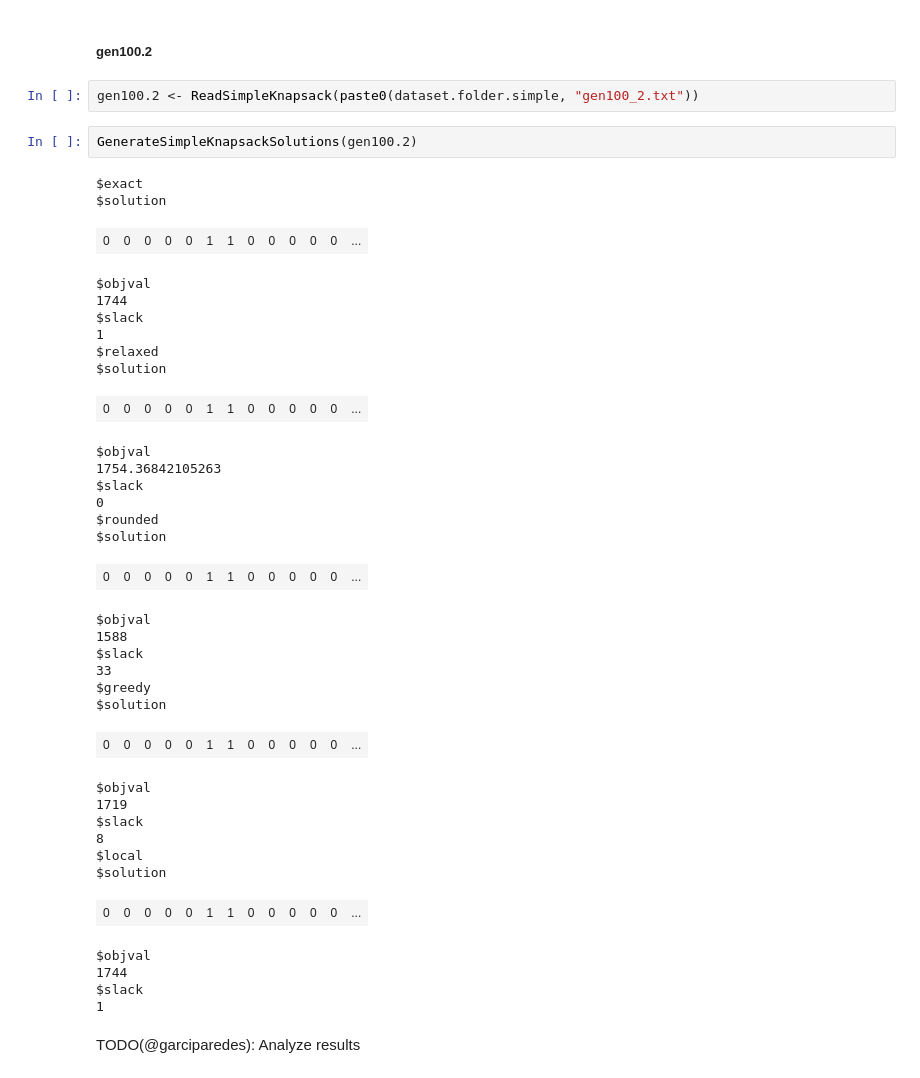
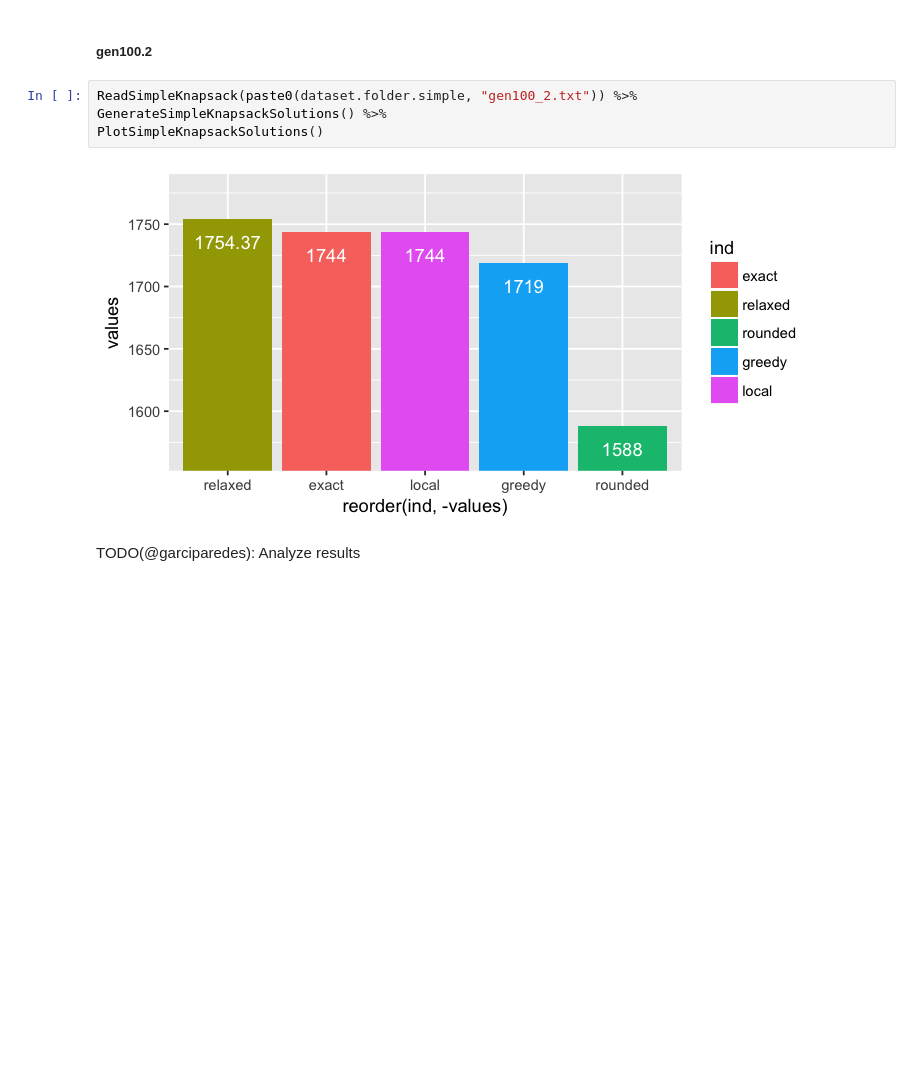
Before and after one commit to garciparedes/integer-programming-heuristics, a Jupyter notebook: integer-programming-knapsack-heuristics.ipynb, the cells around one changed output. Drawn from its saved outputs; the diff is of its cells as text; blank space fills up the shorter version.

```diff
--- a/integer-programming-knapsack-heuristics.ipynb
+++ b/integer-programming-knapsack-heuristics.ipynb
@@ -303,45 +303,11 @@ TODO(@garciparedes): Analyze results
 # %% [markdown]
 ##### gen100.2
 # %%
-gen100.2 <- ReadSimpleKnapsack(paste0(dataset.folder.simple, "gen100_2.txt"))
+ReadSimpleKnapsack(paste0(dataset.folder.simple, "gen100_2.txt")) %>%
+GenerateSimpleKnapsackSolutions() %>%
+PlotSimpleKnapsackSolutions()
+# %% [output]
+[figure, added]
-# %%
-GenerateSimpleKnapsackSolutions(gen100.2)
-# %% [output]
-$exact
-$solution
-| 0 | 0 | 0 | 0 | 0 | 1 | 1 | 0 | 0 | 0 | 0 | 0 | ... |
-$objval
-1744
-$slack
-1
-$relaxed
-$solution
-| 0 | 0 | 0 | 0 | 0 | 1 | 1 | 0 | 0 | 0 | 0 | 0 | ... |
-$objval
-1754.36842105263
-$slack
-0
-$rounded
-$solution
-| 0 | 0 | 0 | 0 | 0 | 1 | 1 | 0 | 0 | 0 | 0 | 0 | ... |
-$objval
-1588
-$slack
-33
-$greedy
-$solution
-| 0 | 0 | 0 | 0 | 0 | 1 | 1 | 0 | 0 | 0 | 0 | 0 | ... |
-$objval
-1719
-$slack
-8
-$local
-$solution
-| 0 | 0 | 0 | 0 | 0 | 1 | 1 | 0 | 0 | 0 | 0 | 0 | ... |
-$objval
-1744
-$slack
-1
 # %% [markdown]
 TODO(@garciparedes): Analyze results
 # %% [markdown]
```
Also changed, not shown: parts of 106 cells of this notebook.
